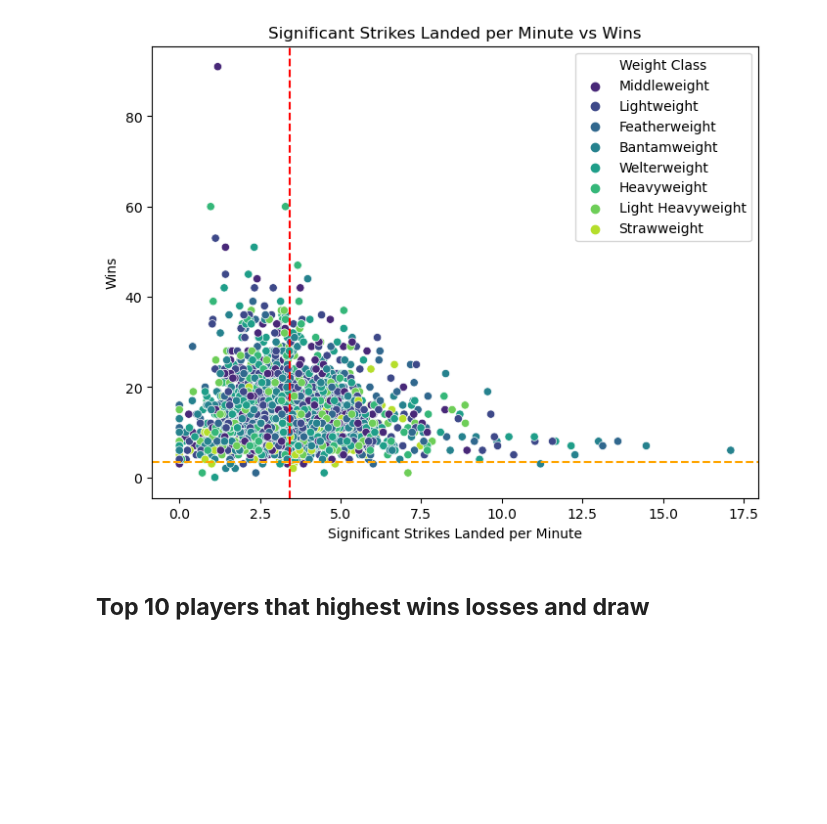
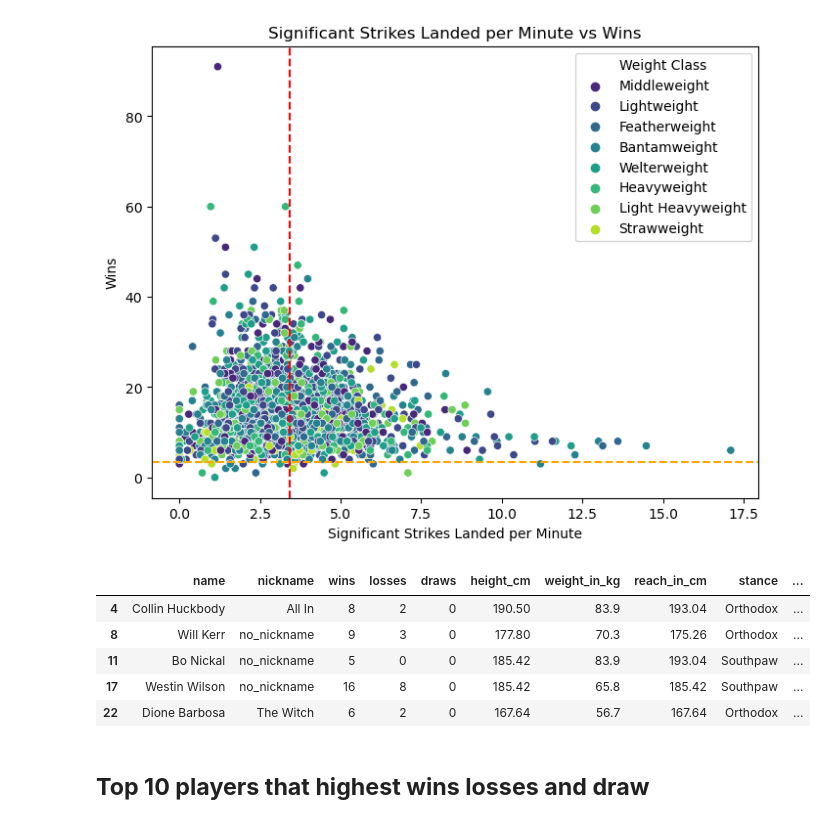
Before and after one commit to chanupadeshan/UFC-Fighters-Statistics-2024, a Jupyter notebook: main.ipynb, the cells around one changed output. Saved outputs shown, nothing was run; the diff lists cells and outputs as text; code cells hidden in the pictures; blank space fills up the shorter version.

```diff
--- a/main.ipynb
+++ b/main.ipynb
@@ -445,3 +464,12 @@ plt.ylabel("Wins")
 # %% [output]
 Text(0, 0.5, 'Wins')
 [figure]
+# %%
+df.head()
+# %% [output]
+|  | name | nickname | wins | losses | draws | height_cm | weight_in_kg | reach_in_cm | stance | ... |
+| 4 | Collin Huckbody | All In | 8 | 2 | 0 | 190.50 | 83.9 | 193.04 | Orthodox | ... |
+| 8 | Will Kerr | no_nickname | 9 | 3 | 0 | 177.80 | 70.3 | 175.26 | Orthodox | ... |
+| 11 | Bo Nickal | no_nickname | 5 | 0 | 0 | 185.42 | 83.9 | 193.04 | Southpaw | ... |
+| 17 | Westin Wilson | no_nickname | 16 | 8 | 0 | 185.42 | 65.8 | 185.42 | Southpaw | ... |
+| 22 | Dione Barbosa | The Witch | 6 | 2 | 0 | 167.64 | 56.7 | 167.64 | Orthodox | ... |
```
Also changed, not shown: parts of 6 cells of this notebook.
